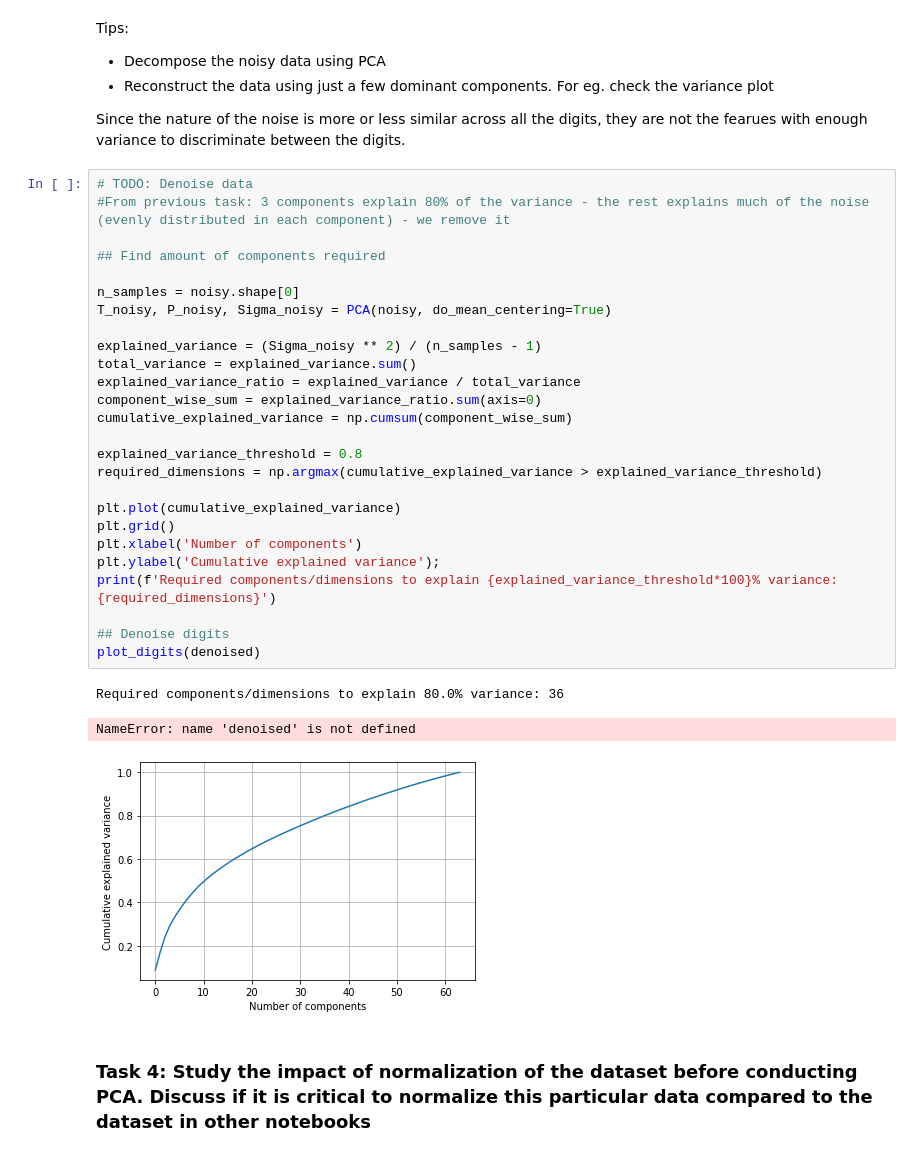
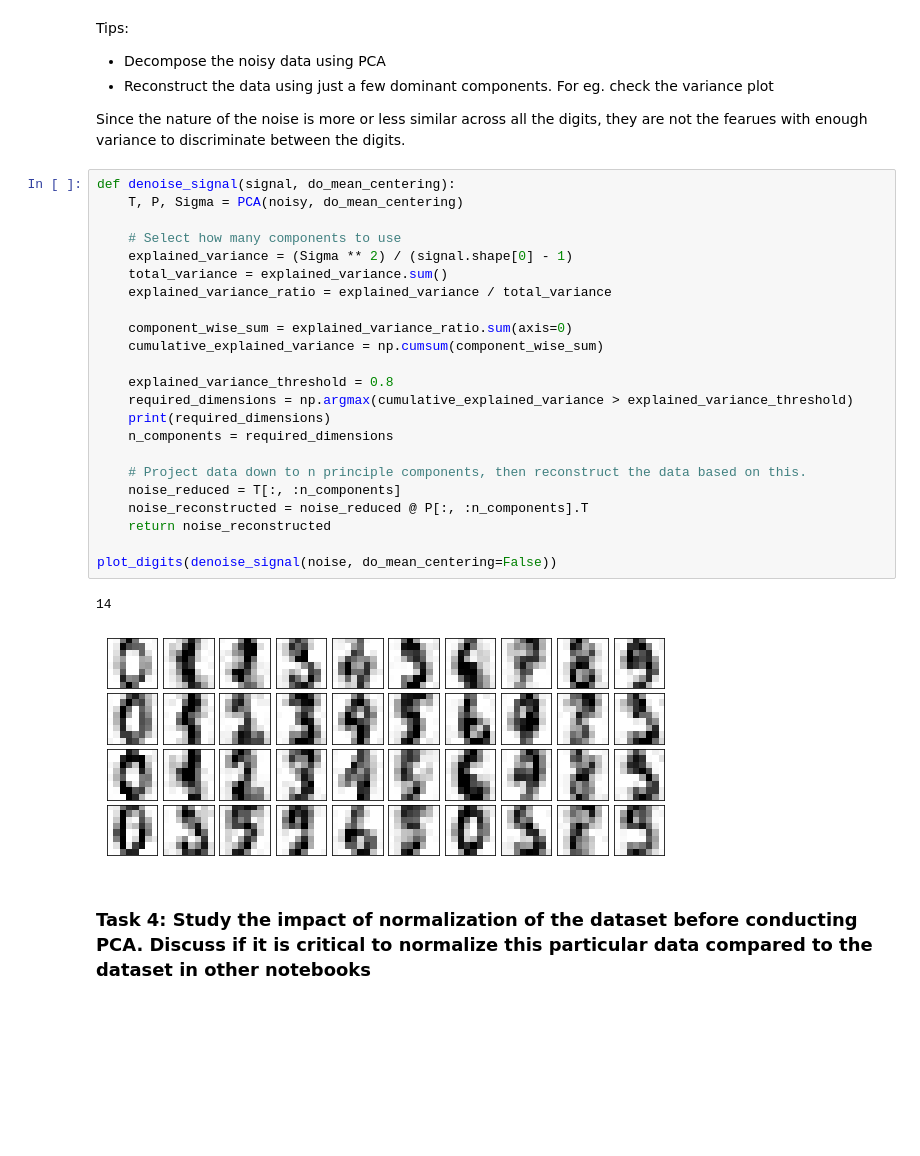
Before and after one commit to chrstrom/TTK4260, a Jupyter notebook: assignment_04_PCA_clustering.ipynb, the cells around one changed output. Cells and saved outputs as stored; diff of their text form; blank space fills up the shorter version.

```diff
--- a/assignment_04_PCA_clustering.ipynb
+++ b/assignment_04_PCA_clustering.ipynb
@@ -129,35 +137,31 @@ Tips:
 * Reconstruct the data using just a few dominant components. For eg. check the variance plot
 
 Since the nature of the noise is more or less similar across all the digits, they are not the fearues with enough variance to discriminate between the digits.
-# %%
-# TODO: Denoise data
-#From previous task: 3 components explain 80% of the variance - the rest explains much of the noise (evenly distributed in each component) - we remove it
-
-## Find amount of components required
-
-n_samples = noisy.shape[0]
-T_noisy, P_noisy, Sigma_noisy = PCA(noisy, do_mean_centering=True)
-
-explained_variance = (Sigma_noisy ** 2) / (n_samples - 1)
-total_variance = explained_variance.sum()
-explained_variance_ratio = explained_variance / total_variance
-component_wise_sum = explained_variance_ratio.sum(axis=0)
-cumulative_explained_variance = np.cumsum(component_wise_sum)
-
-explained_variance_threshold = 0.8
-required_dimensions = np.argmax(cumulative_explained_variance > explained_variance_threshold)
-
-plt.plot(cumulative_explained_variance)
-plt.grid()
-plt.xlabel('Number of components')
-plt.ylabel('Cumulative explained variance');
-print(f'Required components/dimensions to explain {explained_variance_threshold*100}% variance: {required_dimensions}')
-
-## Denoise digits
-plot_digits(denoised)
-# %% [output]
-Required components/dimensions to explain 80.0% variance: 36
-NameError: name 'denoised' is not defined
-[figure, removed]
+# %%
+def denoise_signal(signal, do_mean_centering):
+    T, P, Sigma = PCA(noisy, do_mean_centering)
+
+    # Select how many components to use
+    explained_variance = (Sigma ** 2) / (signal.shape[0] - 1)
+    total_variance = explained_variance.sum()
+    explained_variance_ratio = explained_variance / total_variance
+
+    component_wise_sum = explained_variance_ratio.sum(axis=0)
+    cumulative_explained_variance = np.cumsum(component_wise_sum)
+
+    explained_variance_threshold = 0.8
+    required_dimensions = np.argmax(cumulative_explained_variance > explained_variance_threshold)
+    print(required_dimensions)
+    n_components = required_dimensions
+
+    # Project data down to n principle components, then reconstruct the data based on this.
+    noise_reduced = T[:, :n_components]
+    noise_reconstructed = noise_reduced @ P[:, :n_components].T
+    return noise_reconstructed
+
+plot_digits(denoise_signal(noise, do_mean_centering=False))
+# %% [output]
+14
+[figure, added]
 # %% [markdown]
 ### Task 4: Study the impact of normalization of the dataset before conducting PCA. Discuss if it is critical to normalize this particular data compared to the dataset in other notebooks
```
Also changed, not shown: parts of 4 cells of this notebook, 2 other files.
